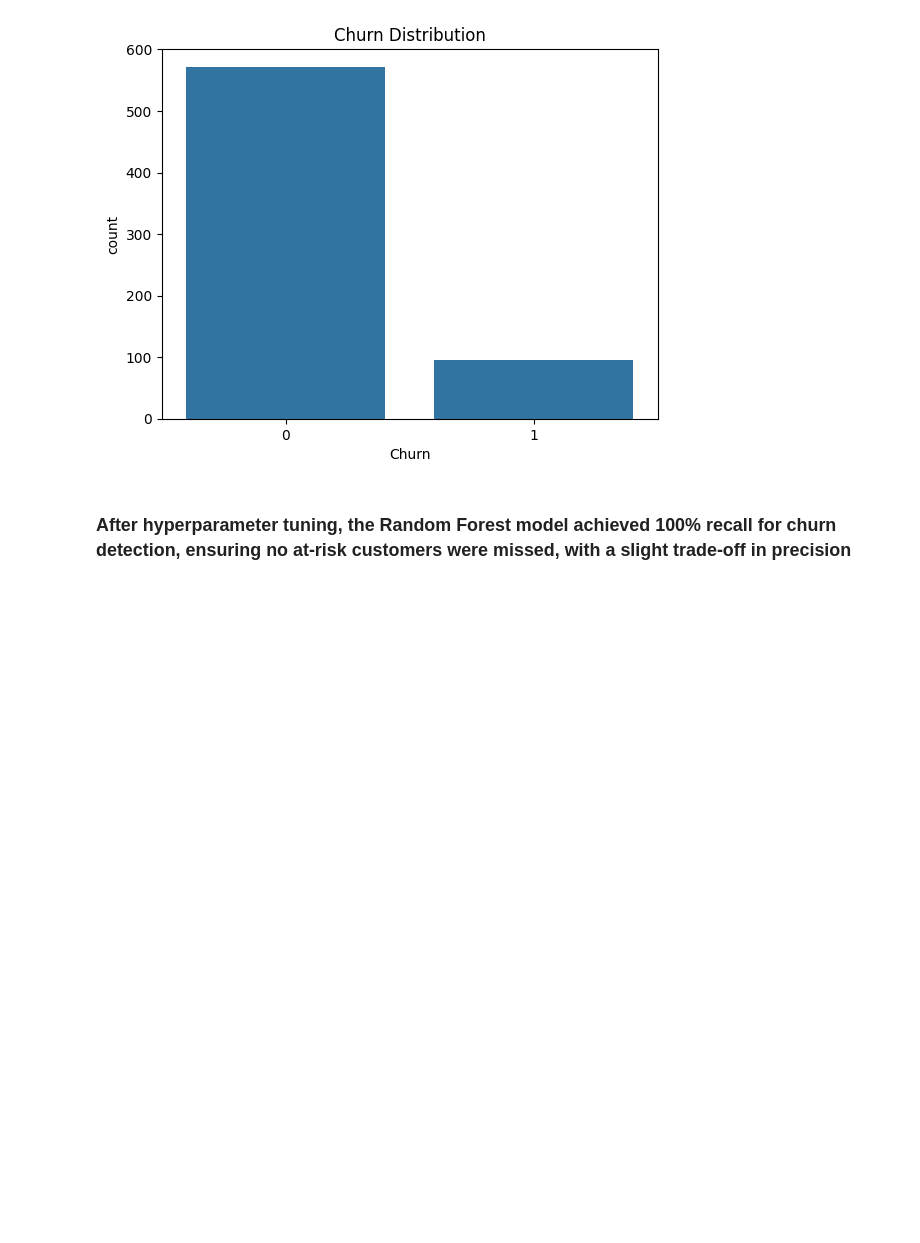
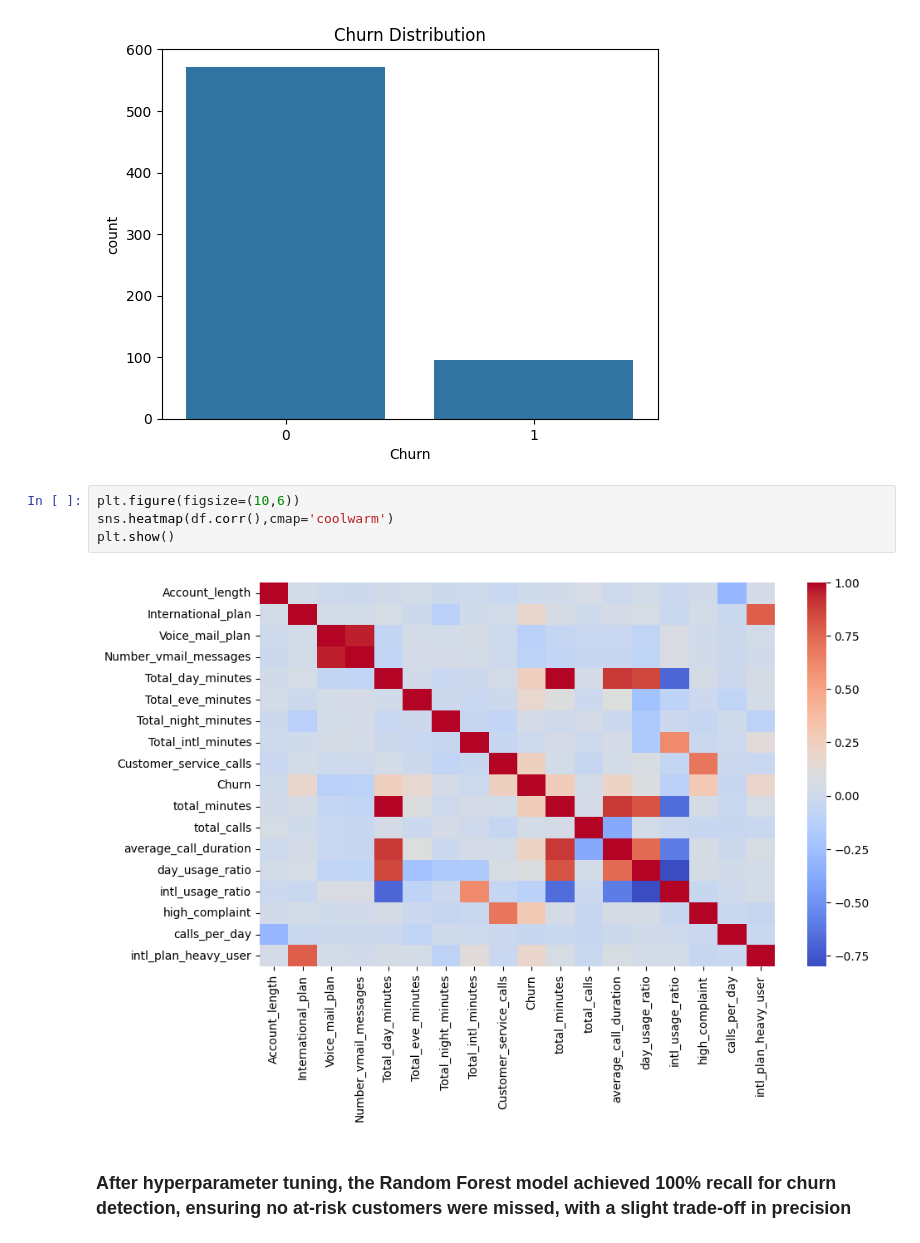
Before and after one commit to Isha-Chaudhary48/Customer-Churn-Prediction, a Jupyter notebook: Customer_Churn_prediction.ipynb, the cells around one changed output. Saved outputs shown, nothing was run; the diff lists cells and outputs as text; blank space fills up the shorter version.

```diff
--- a/Customer_Churn_prediction.ipynb
+++ b/Customer_Churn_prediction.ipynb
@@ -467,6 +467,12 @@ plt.title("Churn Distribution")
 plt.show()
 # %% [output]
 [figure]
+# %%
+plt.figure(figsize=(10,6))
+sns.heatmap(df.corr(),cmap='coolwarm')
+plt.show()
+# %% [output]
+[figure, added]
 # %% [markdown]
 ### After hyperparameter tuning, the Random Forest model achieved 100% recall for churn detection, ensuring no at-risk customers were missed, with a slight trade-off in precision
 # %% [markdown]
```
